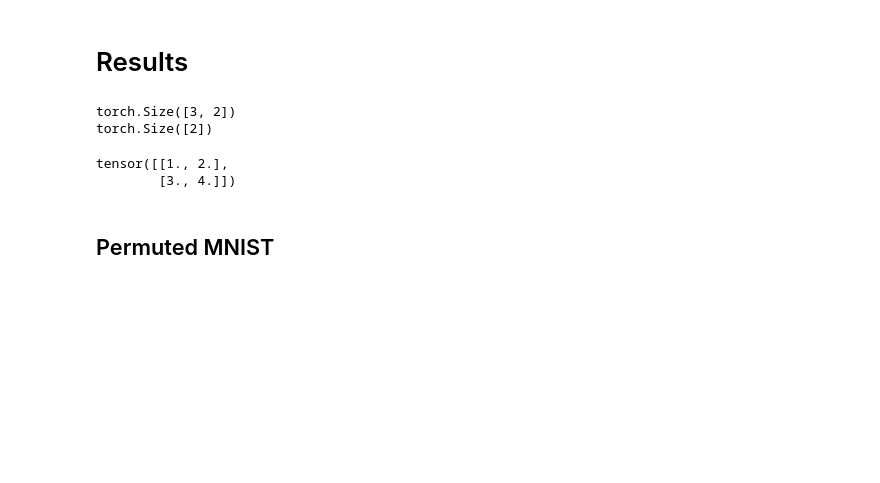
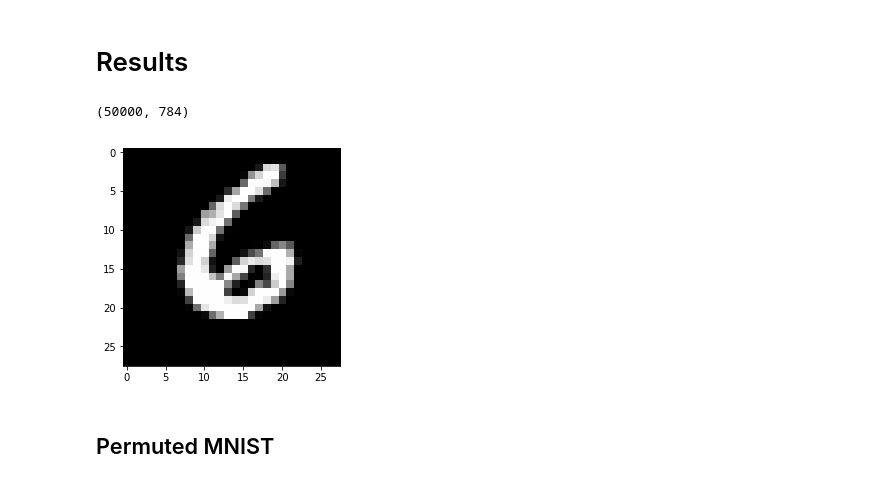
Before and after one commit to guyrom27/VariationalContinualLearning, a Jupyter notebook: Results.ipynb, the cells around one changed output. Saved outputs shown, nothing was run; the diff lists cells and outputs as text; code cells hidden in the pictures; blank space fills up the shorter version.

```diff
--- a/Results.ipynb
+++ b/Results.ipynb
@@ -7,13 +2,0 @@ import matplotlib as mpl
-# %%
-x = torch.Tensor([[1,2],[3,4],[5,6]]).type(torch.FloatTensor)
-y = torch.Tensor([0,1]).type(torch.LongTensor)
-print(x.shape)
-print(y.shape)
-# %% [output]
-torch.Size([3, 2])
-torch.Size([2])
-# %%
-print(x.index_select(0, y))
-# %% [output]
-tensor([[1., 2.],
-        [3., 4.]])
@@ -22,3 +3,24 @@ import torch
+# %%
+import matplotlib.pyplot as plt
+import numpy as np
+import matplotlib as mpl
+import gzip
+import pickle as cp
+
+with gzip.open('discriminative/data/mnist.pkl.gz', 'rb') as file:
+    u = cp._Unpickler(file)
+    u.encoding = 'latin1'
+    p = u.load()
+    train_set, valid_set, test_set = p
+print(train_set[0].shape)
+# %% [output]
+(50000, 784)
+# %%
+img = train_set[0][90].reshape(28,28)
+plt.imshow(img, cmap='gray')
+plt.show()
+# %% [output]
+[figure, added]
 # %% [markdown]
 <h2>Permuted MNIST </h2>
 # %% [markdown]
```
Also changed, not shown: parts of 7 cells of this notebook.
